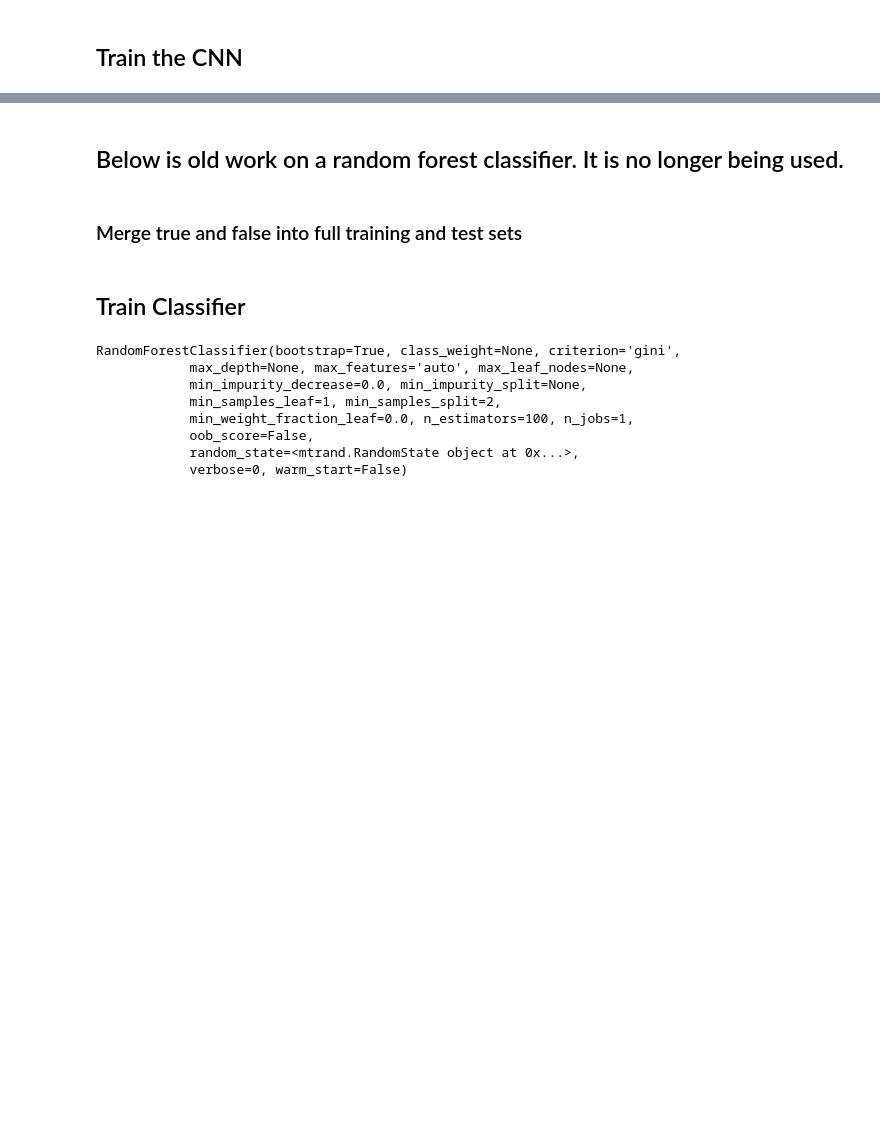
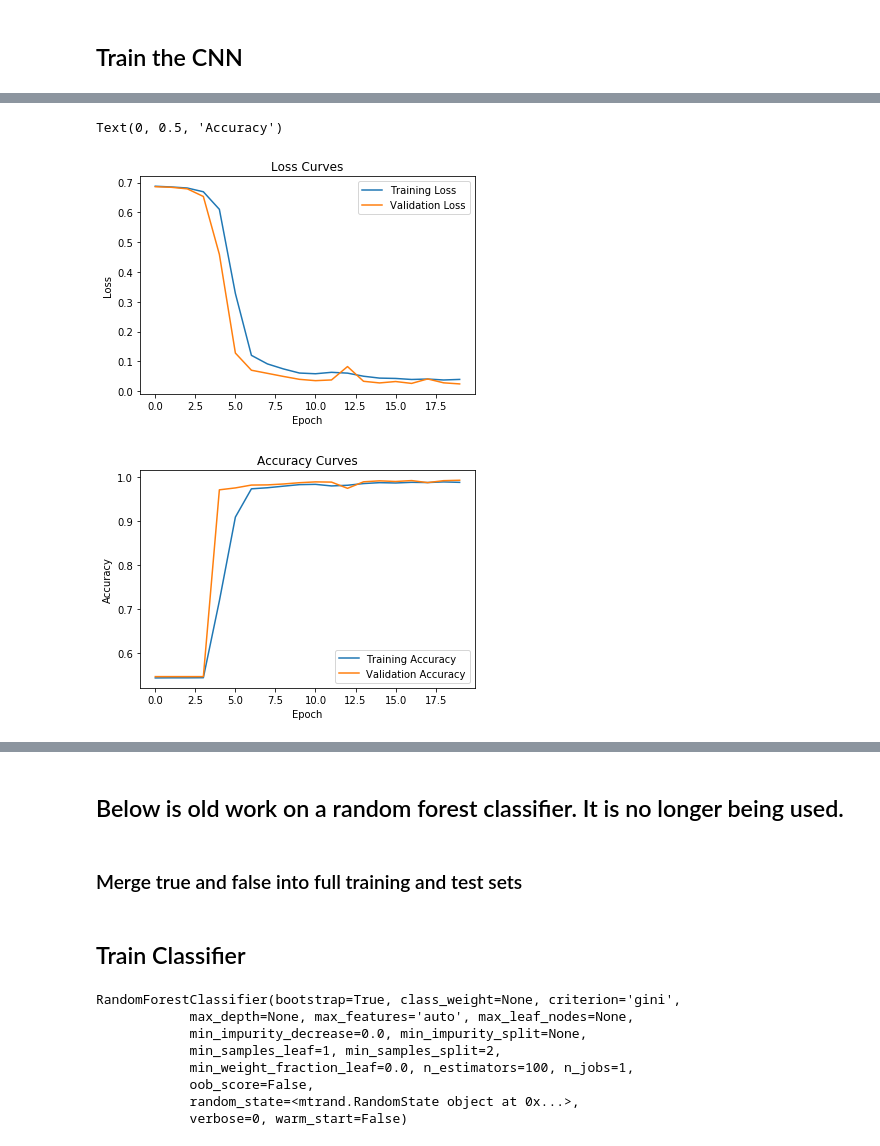
Before and after one commit to dirac-institute/kbmod, a Jupyter notebook: notebooks/ml_stamp_classifier.ipynb, the cells around one changed output, grey strips where cells are left out. Cells and saved outputs as stored; diff of their text form; code cells hidden in the pictures; blank space fills up the shorter version.

```diff
--- a/notebooks/ml_stamp_classifier.ipynb
+++ b/notebooks/ml_stamp_classifier.ipynb
@@ -308,0 +392,24 @@ plt.xlabel('Predicted probability of being a real object')
+# %%
+rand_state = np.random.RandomState(32)
+idx = rand_state.permutation(len(input_stamps))
+input_stamps = input_stamps[idx]
+stamp_class = stamp_class[idx]
+stamp_class = to_categorical(stamp_class)
+# %%
+train_len = np.int(0.7*len(stamp_class))
+val_len = np.int(0.2*len(stamp_class))
+test_len = len(stamp_class) - train_len - val_len
+
+train_data = input_stamps[:train_len]
+train_class = stamp_class[:train_len]
+train_data = train_data.reshape(-1,21, 21, 1)   #Reshape for CNN -  should work!!
+val_data = input_stamps[train_len:train_len+val_len]
+val_class = stamp_class[train_len:train_len+val_len]
+val_data = val_data.reshape(-1,21,21,1)
+test_data = input_stamps[train_len+val_len:]
+test_class = stamp_class[train_len+val_len:]
+test_data = test_data.reshape(-1,21,21,1)
+# %%
+vgg_model.compile(loss='categorical_crossentropy', optimizer='sgd', metrics=['accuracy'])
+n_epochs=20
+model_history = vgg_model.fit(train_data, train_class, epochs=n_epochs, batch_size=128, verbose=1, validation_data=(val_data, val_class), shuffle=True)
@@ -308,0 +434,24 @@ plt.xlabel('Predicted probability of being a real object')
+# %%
+import matplotlib.pyplot as plt
+loss = model_history.history['loss']
+val_loss = model_history.history['val_loss']
+acc = model_history.history['acc']
+val_acc = model_history.history['val_acc']
+plt.figure()
+plt.plot(np.arange(n_epochs), loss, label='Training Loss')
+plt.plot(np.arange(n_epochs), val_loss, label='Validation Loss')
+plt.title('Loss Curves')
+plt.legend()
+plt.xlabel('Epoch')
+plt.ylabel('Loss')
+plt.figure()
+plt.plot(np.arange(n_epochs), acc, label='Training Accuracy')
+plt.plot(np.arange(n_epochs), val_acc, label='Validation Accuracy')
+plt.title('Accuracy Curves')
+plt.legend()
+plt.xlabel('Epoch')
+plt.ylabel('Accuracy')
+# %% [output]
+Text(0, 0.5, 'Accuracy')
+[figure, added]
+[figure, added]
```
Also changed, not shown: parts of 14 cells of this notebook, 1 other file.
